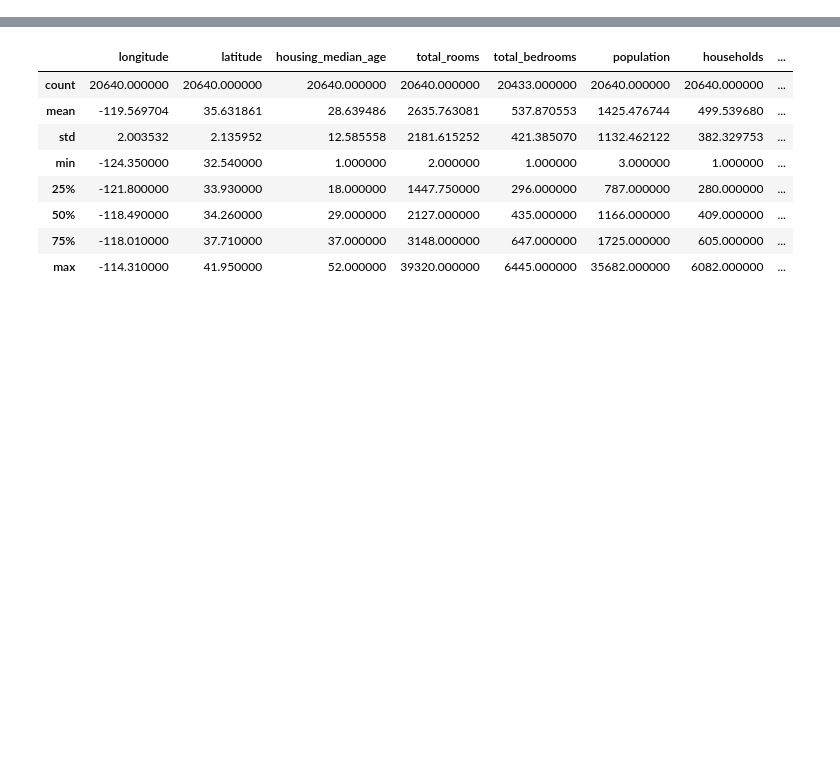
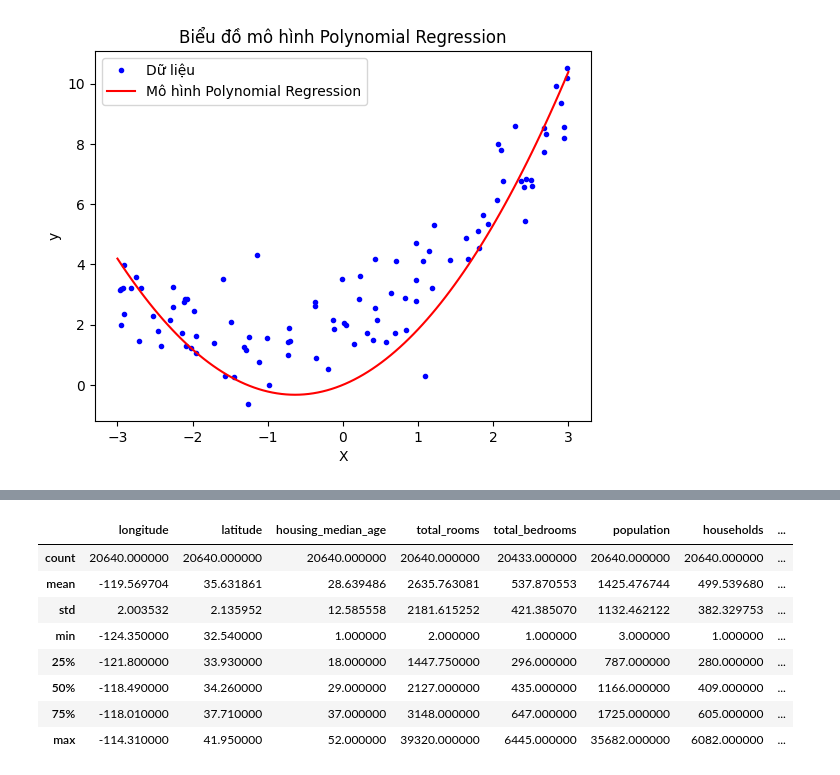
Before and after one commit to Junkohoutarou/Statistical-Machine-Learning, a Jupyter notebook: California Housing Price..ipynb, the cells around one changed output, grey strips where cells are left out. Cells and saved outputs as stored; diff of their text form; code cells hidden in the pictures; blank space fills up the shorter version.

```diff
--- a/California Housing Price..ipynb
+++ b/California Housing Price..ipynb
@@ -6,0 +45,15 @@
+# %%
+theta_best = np.linalg.inv(X_poly.T.dot(X_poly)).dot(X_poly.T).dot(y)
+
+y_pred = np.dot(X_new_poly,theta_best)
+# %%
+plt.plot(X, y, "b.", label="Dữ liệu")
+plt.legend(loc="upper left")
+plt.xlabel("X")
+plt.ylabel("y")
+plt.plot(X_new, y_pred, "r-", label="Mô hình Polynomial Regression")
+plt.legend(loc="upper left")
+plt.title("Biểu đồ mô hình Polynomial Regression")
+plt.show()
+# %% [output]
+[figure, added]
```
Also changed, not shown: parts of 51 cells of this notebook, 1 other file.
